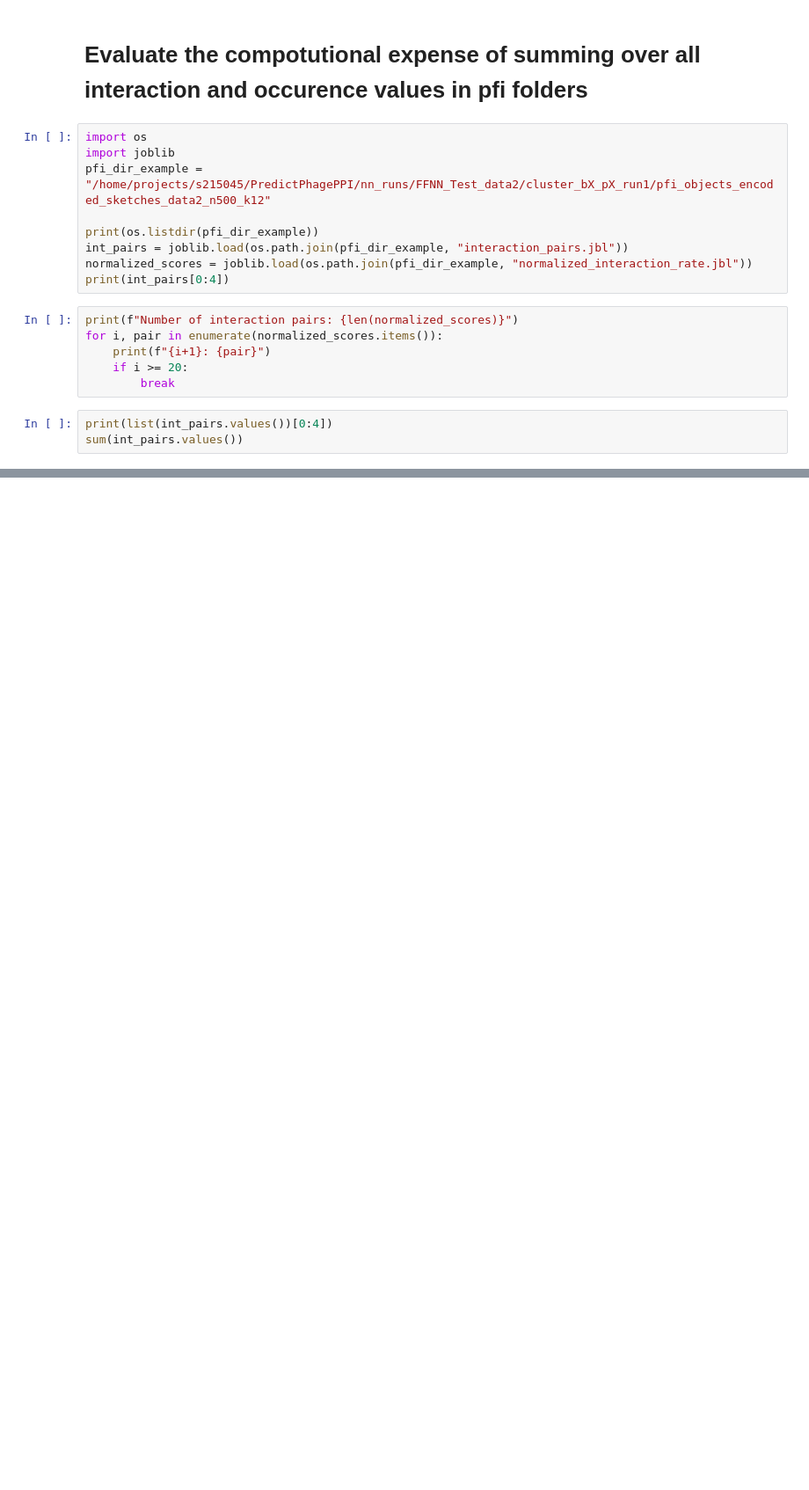
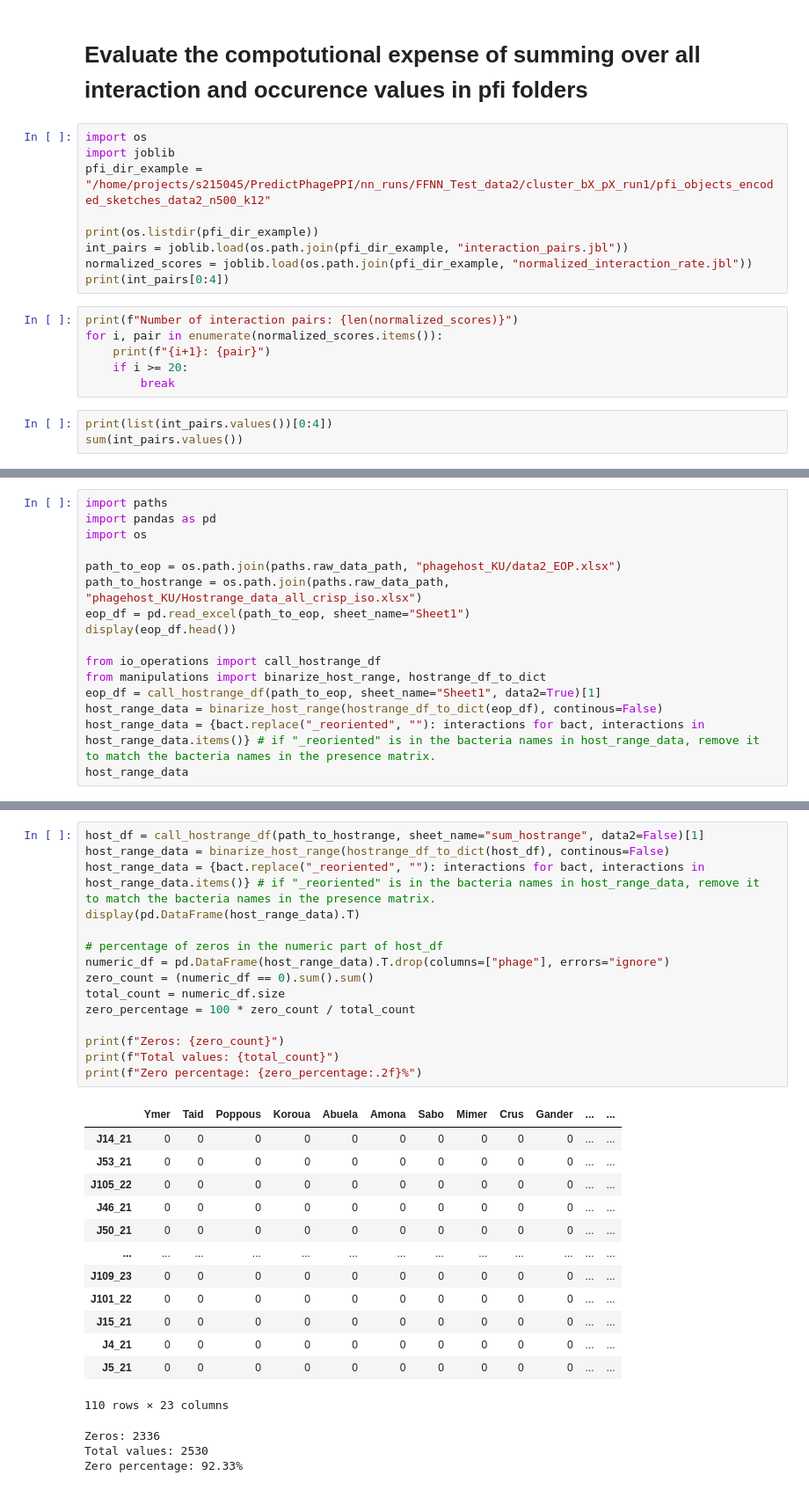
Before and after one commit to azzy72/PredictPhagePPI, a Jupyter notebook: notebooks/playground.ipynb, the cells around one changed output, grey strips where cells are left out. Shown at 88% size. Cells and saved outputs as stored; diff of their text form; blank space fills up the shorter version.

```diff
--- a/notebooks/playground.ipynb
+++ b/notebooks/playground.ipynb
@@ -130,0 +133,16 @@ sum(int_pairs.values())
+# %%
+import paths
+import pandas as pd
+import os
+
+path_to_eop = os.path.join(paths.raw_data_path, "phagehost_KU/data2_EOP.xlsx")
+path_to_hostrange = os.path.join(paths.raw_data_path, "phagehost_KU/Hostrange_data_all_crisp_iso.xlsx")
+eop_df = pd.read_excel(path_to_eop, sheet_name="Sheet1")
+display(eop_df.head())
+
+from io_operations import call_hostrange_df
+from manipulations import binarize_host_range, hostrange_df_to_dict
+eop_df = call_hostrange_df(path_to_eop, sheet_name="Sheet1", data2=True)[1]
+host_range_data = binarize_host_range(hostrange_df_to_dict(eop_df), continous=False)
+host_range_data = {bact.replace("_reoriented", ""): interactions for bact, interactions in host_range_data.items()} # if "_reoriented" is in the bacteria names in host_range_data, remove it to match the bacteria names in the presence matrix.
+host_range_data
@@ -130,0 +188,32 @@ sum(int_pairs.values())
+# %%
+host_df = call_hostrange_df(path_to_hostrange, sheet_name="sum_hostrange", data2=False)[1]
+host_range_data = binarize_host_range(hostrange_df_to_dict(host_df), continous=False)
+host_range_data = {bact.replace("_reoriented", ""): interactions for bact, interactions in host_range_data.items()} # if "_reoriented" is in the bacteria names in host_range_data, remove it to match the bacteria names in the presence matrix.
+display(pd.DataFrame(host_range_data).T)
+
+# percentage of zeros in the numeric part of host_df
+numeric_df = pd.DataFrame(host_range_data).T.drop(columns=["phage"], errors="ignore")
+zero_count = (numeric_df == 0).sum().sum()
+total_count = numeric_df.size
+zero_percentage = 100 * zero_count / total_count
+
+print(f"Zeros: {zero_count}")
+print(f"Total values: {total_count}")
+print(f"Zero percentage: {zero_percentage:.2f}%")
+# %% [output]
+|  | Ymer | Taid | Poppous | Koroua | Abuela | Amona | Sabo | Mimer | Crus | Gander | ... | ... |
+| J14_21 | 0 | 0 | 0 | 0 | 0 | 0 | 0 | 0 | 0 | 0 | ... | ... |
+| J53_21 | 0 | 0 | 0 | 0 | 0 | 0 | 0 | 0 | 0 | 0 | ... | ... |
+| J105_22 | 0 | 0 | 0 | 0 | 0 | 0 | 0 | 0 | 0 | 0 | ... | ... |
+| J46_21 | 0 | 0 | 0 | 0 | 0 | 0 | 0 | 0 | 0 | 0 | ... | ... |
+| J50_21 | 0 | 0 | 0 | 0 | 0 | 0 | 0 | 0 | 0 | 0 | ... | ... |
+| ... | ... | ... | ... | ... | ... | ... | ... | ... | ... | ... | ... | ... |
+| J109_23 | 0 | 0 | 0 | 0 | 0 | 0 | 0 | 0 | 0 | 0 | ... | ... |
+| J101_22 | 0 | 0 | 0 | 0 | 0 | 0 | 0 | 0 | 0 | 0 | ... | ... |
+| J15_21 | 0 | 0 | 0 | 0 | 0 | 0 | 0 | 0 | 0 | 0 | ... | ... |
+| J4_21 | 0 | 0 | 0 | 0 | 0 | 0 | 0 | 0 | 0 | 0 | ... | ... |
+| J5_21 | 0 | 0 | 0 | 0 | 0 | 0 | 0 | 0 | 0 | 0 | ... | ... |
+110 rows × 23 columns
+Zeros: 2336
+Total values: 2530
+Zero percentage: 92.33%
```
Also changed, not shown: parts of 3 cells of this notebook, 4 other files.
